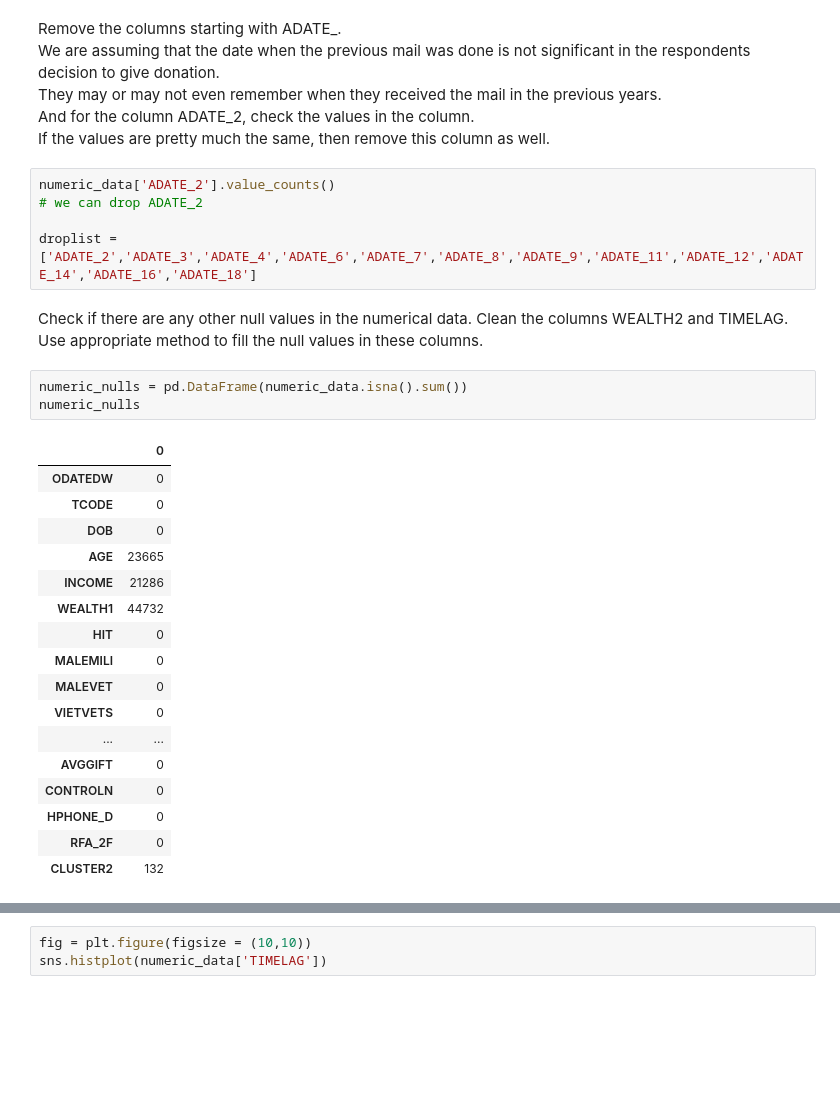
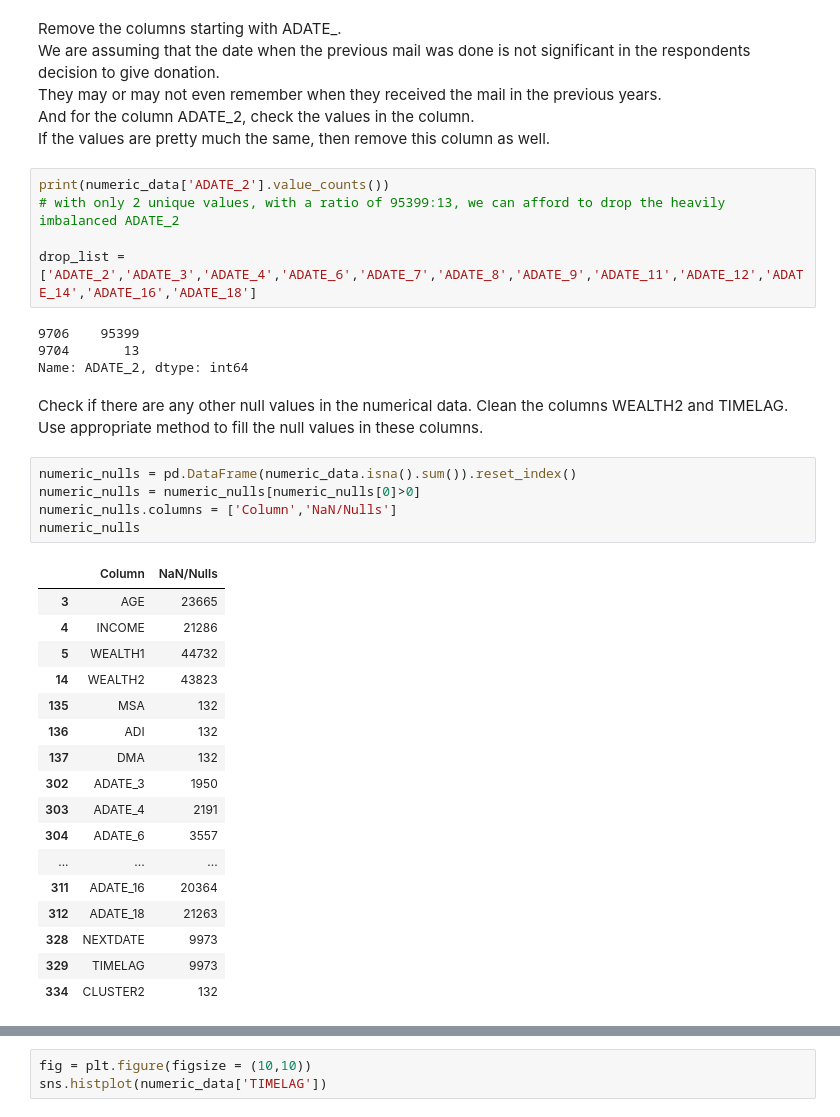
Before and after one commit to CallmeIshmaelH/lab-revisiting-machine-learning, a Jupyter notebook: LAB_6.09_revisiting_machine_learning.ipynb, the cells around one changed output, grey strips where cells are left out. Saved outputs shown, nothing was run; the diff lists cells and outputs as text; blank space fills up the shorter version.

```diff
--- a/LAB_6.09_revisiting_machine_learning.ipynb
+++ b/LAB_6.09_revisiting_machine_learning.ipynb
@@ -528,31 +546,37 @@ They may or may not even remember when they received the mail in the previous ye
 And for the column ADATE_2, check the values in the column.
 If the values are pretty much the same, then remove this column as well.
 # %%
-numeric_data['ADATE_2'].value_counts()
-# we can drop ADATE_2
+print(numeric_data['ADATE_2'].value_counts())
+# with only 2 unique values, with a ratio of 95399:13, we can afford to drop the heavily imbalanced ADATE_2
 
-droplist = ['ADATE_2','ADATE_3','ADATE_4','ADATE_6','ADATE_7','ADATE_8','ADATE_9','ADATE_11','ADATE_12','ADATE_14','ADATE_16','ADATE_18']
+drop_list = ['ADATE_2','ADATE_3','ADATE_4','ADATE_6','ADATE_7','ADATE_8','ADATE_9','ADATE_11','ADATE_12','ADATE_14','ADATE_16','ADATE_18']
+# %% [output]
+9706    95399
+9704       13
+Name: ADATE_2, dtype: int64
 # %% [markdown]
 Check if there are any other null values in the numerical data.
 Clean the columns WEALTH2 and TIMELAG. Use appropriate method to fill the null values in these columns.
 # %%
-numeric_nulls = pd.DataFrame(numeric_data.isna().sum())
+numeric_nulls = pd.DataFrame(numeric_data.isna().sum()).reset_index()
+numeric_nulls = numeric_nulls[numeric_nulls[0]>0]
+numeric_nulls.columns = ['Column','NaN/Nulls']
 numeric_nulls
 # %% [output]
-|  | 0 |
-| ODATEDW | 0 |
-| TCODE | 0 |
-| DOB | 0 |
-| AGE | 23665 |
-| INCOME | 21286 |
-| WEALTH1 | 44732 |
-| HIT | 0 |
-| MALEMILI | 0 |
-| MALEVET | 0 |
-| VIETVETS | 0 |
-| ... | ... |
-| AVGGIFT | 0 |
-| CONTROLN | 0 |
-| HPHONE_D | 0 |
-| RFA_2F | 0 |
-| CLUSTER2 | 132 |
+|  | Column | NaN/Nulls |
+| 3 | AGE | 23665 |
+| 4 | INCOME | 21286 |
+| 5 | WEALTH1 | 44732 |
+| 14 | WEALTH2 | 43823 |
+| 135 | MSA | 132 |
+| 136 | ADI | 132 |
+| 137 | DMA | 132 |
+| 302 | ADATE_3 | 1950 |
+| 303 | ADATE_4 | 2191 |
+| 304 | ADATE_6 | 3557 |
+| ... | ... | ... |
+| 311 | ADATE_16 | 20364 |
+| 312 | ADATE_18 | 21263 |
+| 328 | NEXTDATE | 9973 |
+| 329 | TIMELAG | 9973 |
+| 334 | CLUSTER2 | 132 |
```
Also changed, not shown: parts of 38 cells of this notebook.
